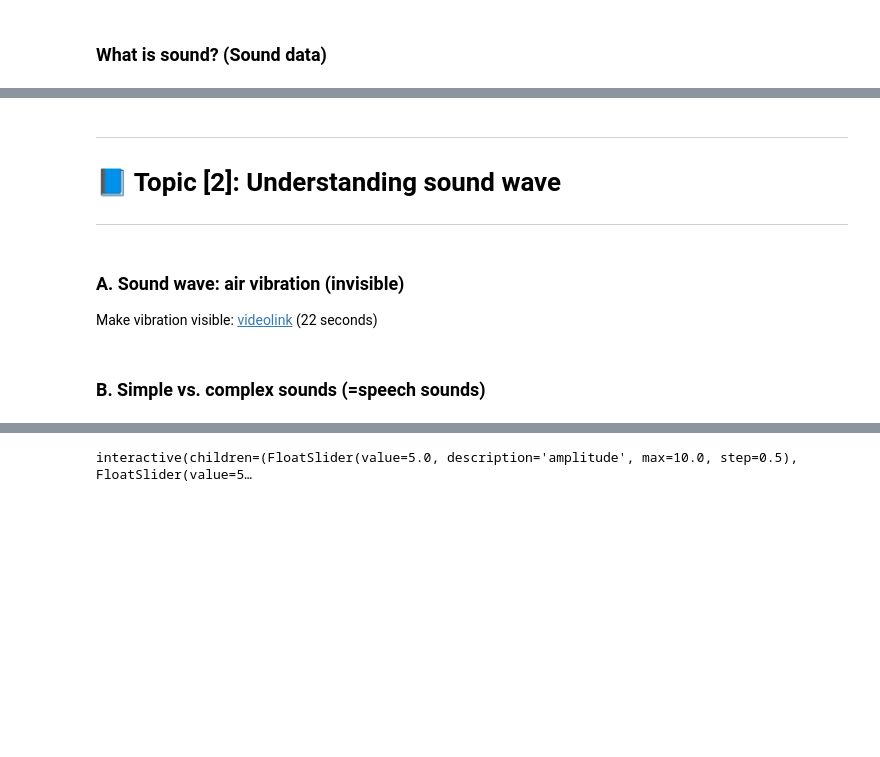
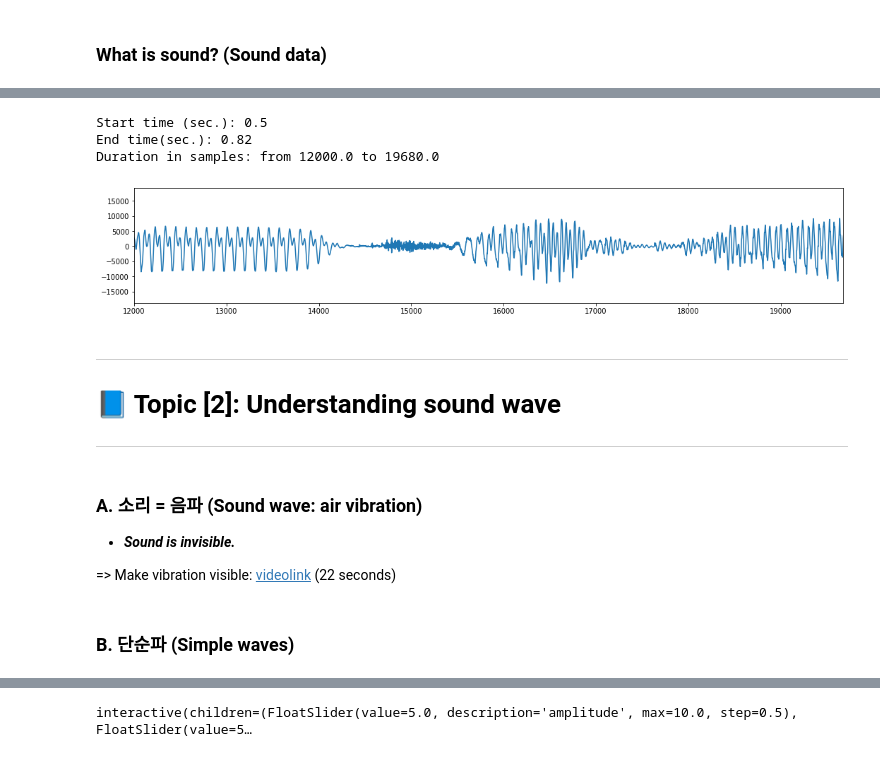
Before and after one commit to MK316/workshops, a Jupyter notebook: 20230126_yonsei/ILIS_139th_Part1.ipynb, the cells around one changed output, grey strips where cells are left out. Saved outputs shown, nothing was run; the diff lists cells and outputs as text; code cells hidden in the pictures; blank space fills up the shorter version.

```diff
--- a/20230126_yonsei/ILIS_139th_Part1.ipynb
+++ b/20230126_yonsei/ILIS_139th_Part1.ipynb
@@ -135,23 +148,35 @@ Note: time (in seconds) = samples / sampling rate (44.1kHz)
 # %%
-#@markdown Zoom in the waveform (0.52~0.8 seconds = 23000 ~ 35000 samples)
+#@markdown Zoom in the waveform (0.52~0.8 seconds = 12000 ~ 19680 samples)
 import matplotlib.pyplot as plt
 from scipy.io import wavfile
 
 # Read the waveform data
 rate, data = wavfile.read('/content/sample.wav')
 
 # Plot the waveform
 fig, ax = plt.subplots(figsize = (18,3))
 
 ax.plot(data)
 
+st = input("Start time (sec.): ")
+et = input("End time(sec.): ")
 # Set the x-axis limits to zoom in on a specific time period
-start_time = 0.52 # start time in seconds
-end_time = 0.8 # end time in seconds
+
+stsmp = (24000*(float(st)*1000))/1000
+etsmp = (24000*(float(et)*1000))/1000
+print("Duration in samples: from {} to {}".format(stsmp,etsmp))
+
+start_time = float(st) # start time in seconds
+end_time = float(et) # end time in seconds
 ax.set_xlim(start_time * rate, end_time * rate)
 
 
 plt.show()
+# %% [output]
+Start time (sec.): 0.5
+End time(sec.): 0.82
+Duration in samples: from 12000.0 to 19680.0
+[figure, added]
 # %% [markdown]
 
 
@@ -163,9 +188,10 @@ plt.show()
 
 ---
 # %% [markdown]
-### A. Sound wave: air vibration (invisible)
+### A. 소리 = 음파 (Sound wave: air vibration)
+- **_Sound is invisible._**
 
-Make vibration visible: [videolink](https://www.youtube.com/watch?v=aPswnDcteS4) (22 seconds)
+=> Make vibration visible: [videolink](https://www.youtube.com/watch?v=aPswnDcteS4) (22 seconds)
 # %%
 #@markdown 🔄 Visible waves: This is a visualisation of sound waves caused by a moving string.
 from IPython.display import YouTubeVideo, display
@@ -173,4 +199,4 @@ video = YouTubeVideo("aPswnDcteS4", width=500)
 display(video)
 # %% [markdown]
-### B. Simple vs. complex sounds (=speech sounds)
+### B. 단순파 (Simple waves)
 # %% [markdown]
```
Also changed, not shown: parts of 31 cells of this notebook.
